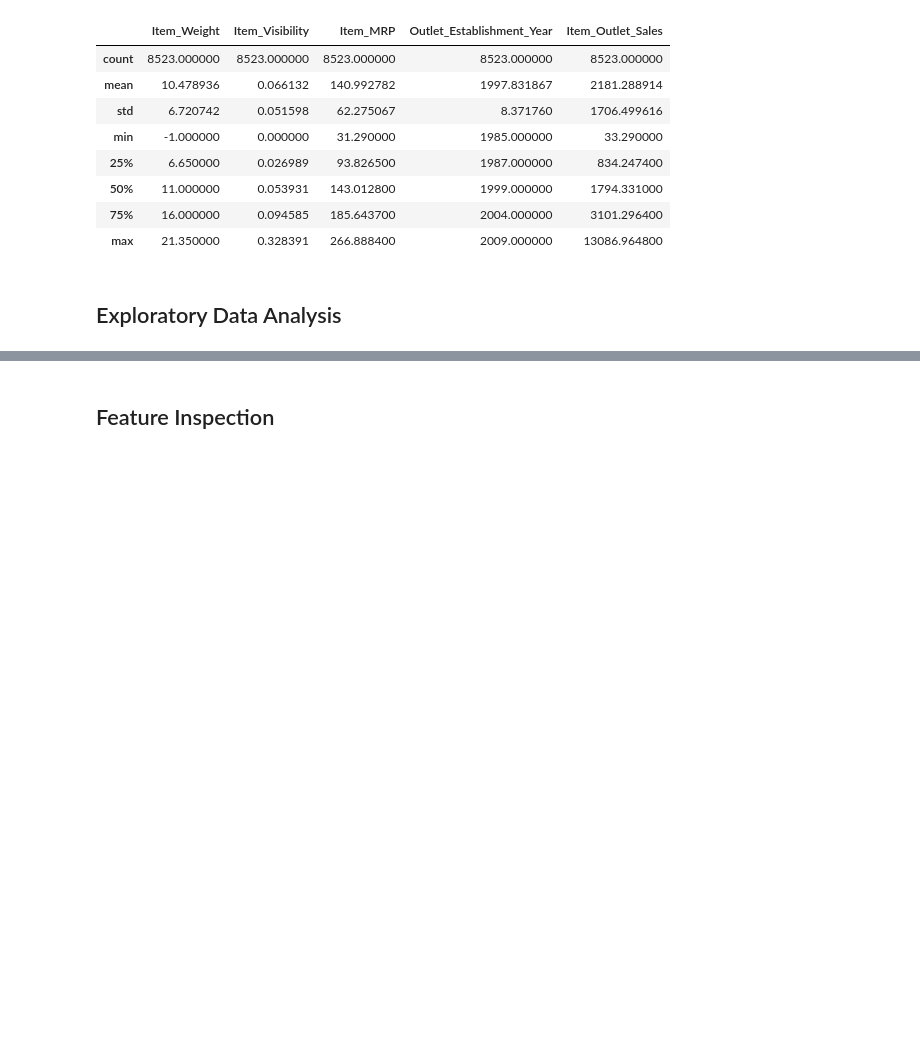
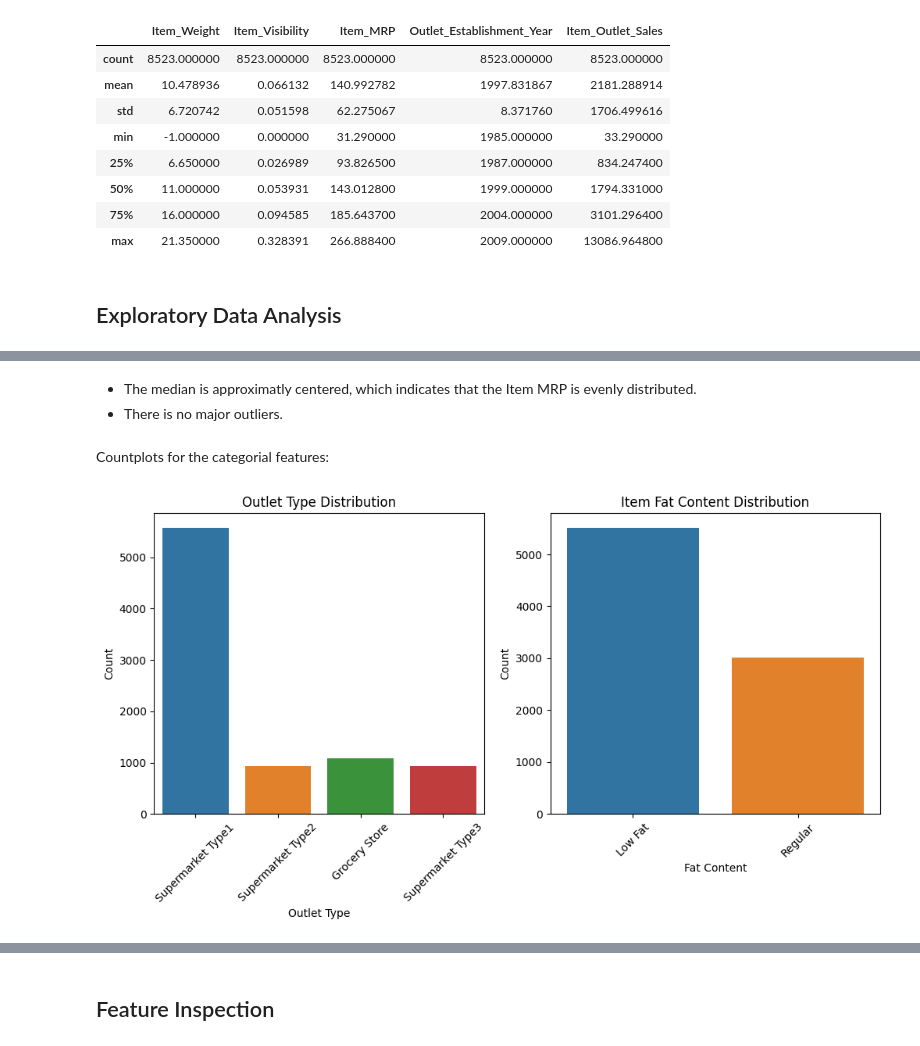
Before and after one commit to NasserKishek/Prediction-of-Product-Sales-, a Jupyter notebook: Prediction_of_product_sales.ipynb, the cells around one changed output, grey strips where cells are left out. Drawn from its saved outputs; the diff is of its cells as text; code cells hidden in the pictures; blank space fills up the shorter version.

```diff
--- a/Prediction_of_product_sales.ipynb
+++ b/Prediction_of_product_sales.ipynb
@@ -296,0 +364,24 @@ summary_stats
+# %% [markdown]
+- The median is approximatly centered, which indicates that the Item MRP is evenly distributed.
+- There is no major outliers.
+# %% [markdown]
+Countplots for the categorial features:
+# %%
+fig, axes = plt.subplots(1, 2, figsize=(12, 5))
+
+# Countplot 1:
+
+sns.countplot(data=df, x='Outlet_Type', hue='Outlet_Type', ax=axes[0])
+axes[0].set_title('Outlet Type Distribution')
+axes[0].set_xlabel('Outlet Type')
+axes[0].set_ylabel('Count')
+axes[0].tick_params(axis='x', rotation=45)
+
+# Countplot 2:
+sns.countplot(data=df, x='Item_Fat_Content', hue='Item_Fat_Content', ax=axes[1])
+axes[1].set_title('Item Fat Content Distribution')
+axes[1].set_xlabel('Fat Content')
+axes[1].set_ylabel('Count')
+axes[1].tick_params(axis='x', rotation=45);
+# %% [output]
+[figure, added]
```
Also changed, not shown: parts of 17 cells of this notebook.
